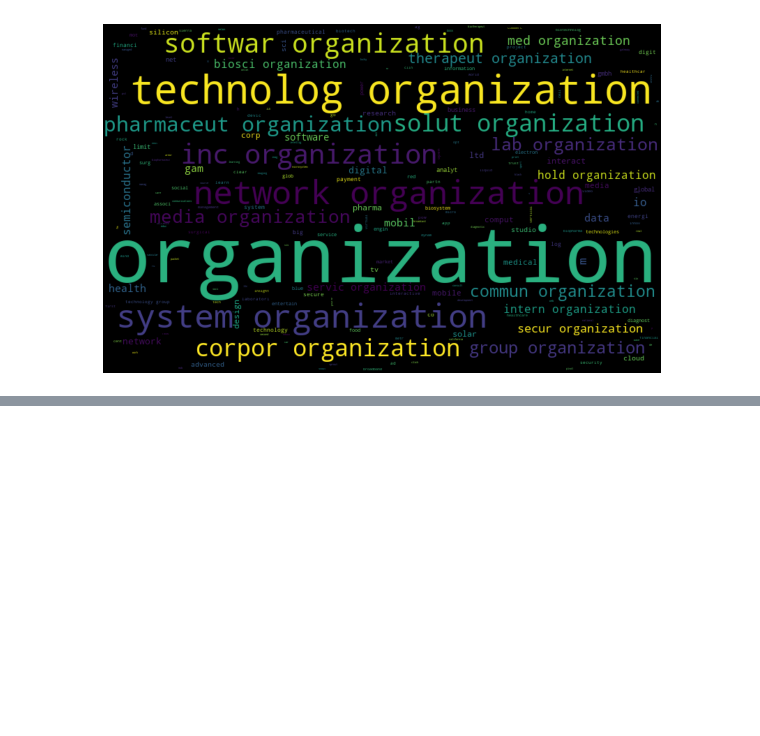
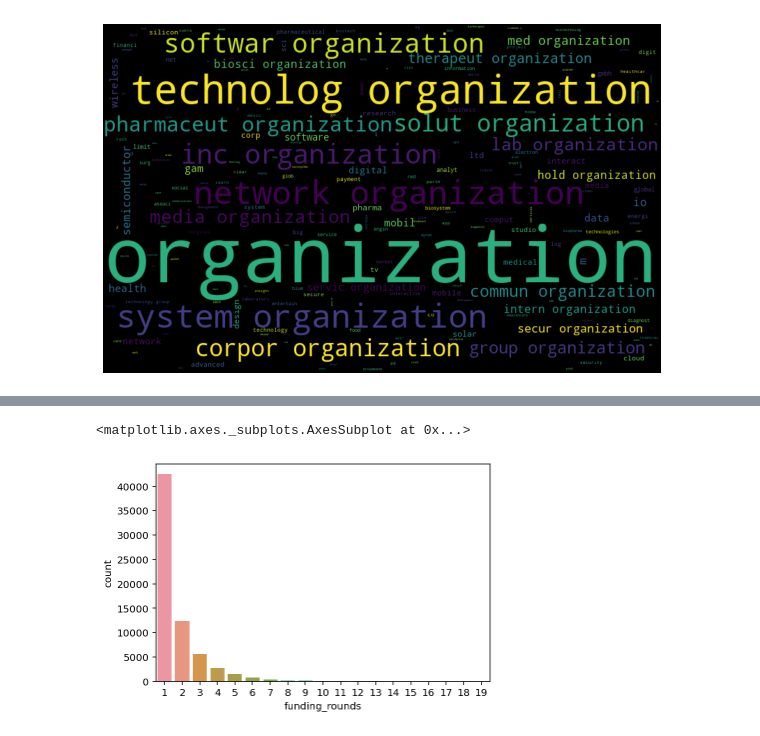
Before and after one commit to NileshCT/EDA_PROJECT, a Jupyter notebook: EDA_Project.ipynb, the cells around one changed output, grey strips where cells are left out. Saved outputs shown, nothing was run; the diff lists cells and outputs as text; code cells hidden in the pictures; blank space fills up the shorter version.

```diff
--- a/EDA_Project.ipynb
+++ b/EDA_Project.ipynb
@@ -522,0 +542,5 @@ create_wordcloud(words)
+# %%
+sns.countplot(x= data2.funding_rounds)
+# %% [output]
+<matplotlib.axes._subplots.AxesSubplot at 0x...>
+[figure, added]
```
Also changed, not shown: parts of 7 cells of this notebook.
